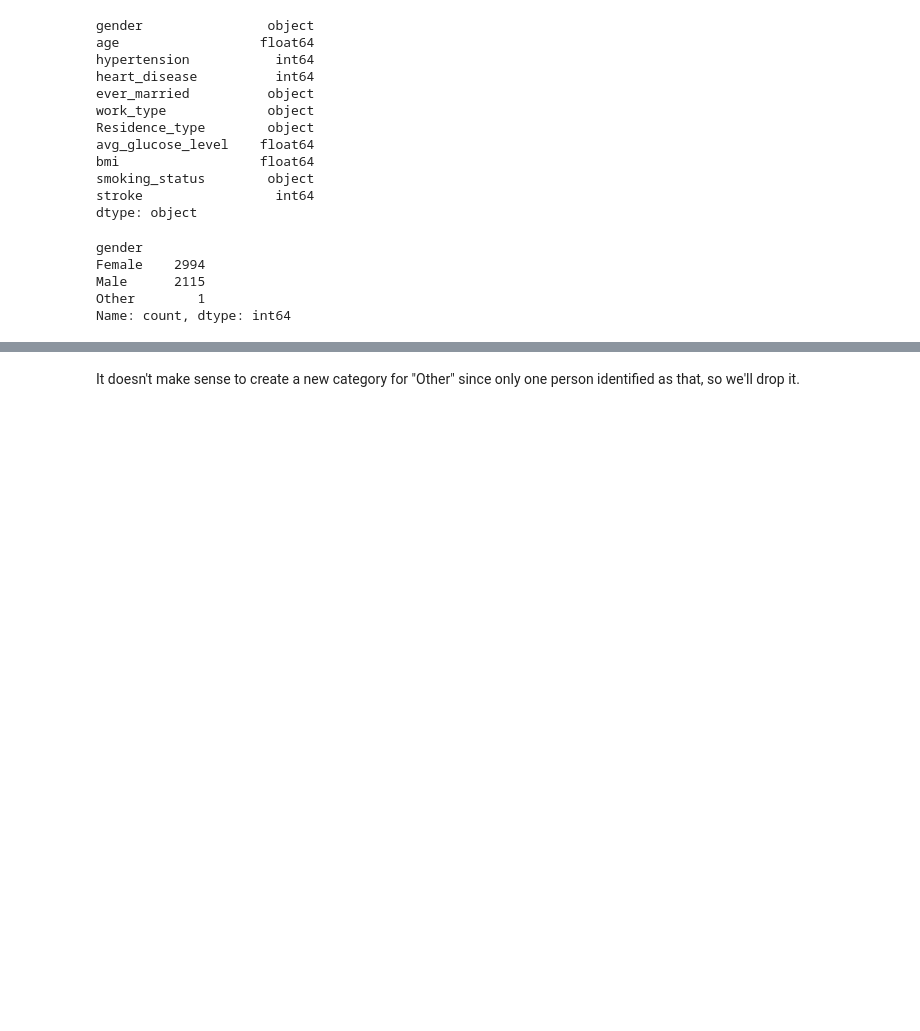
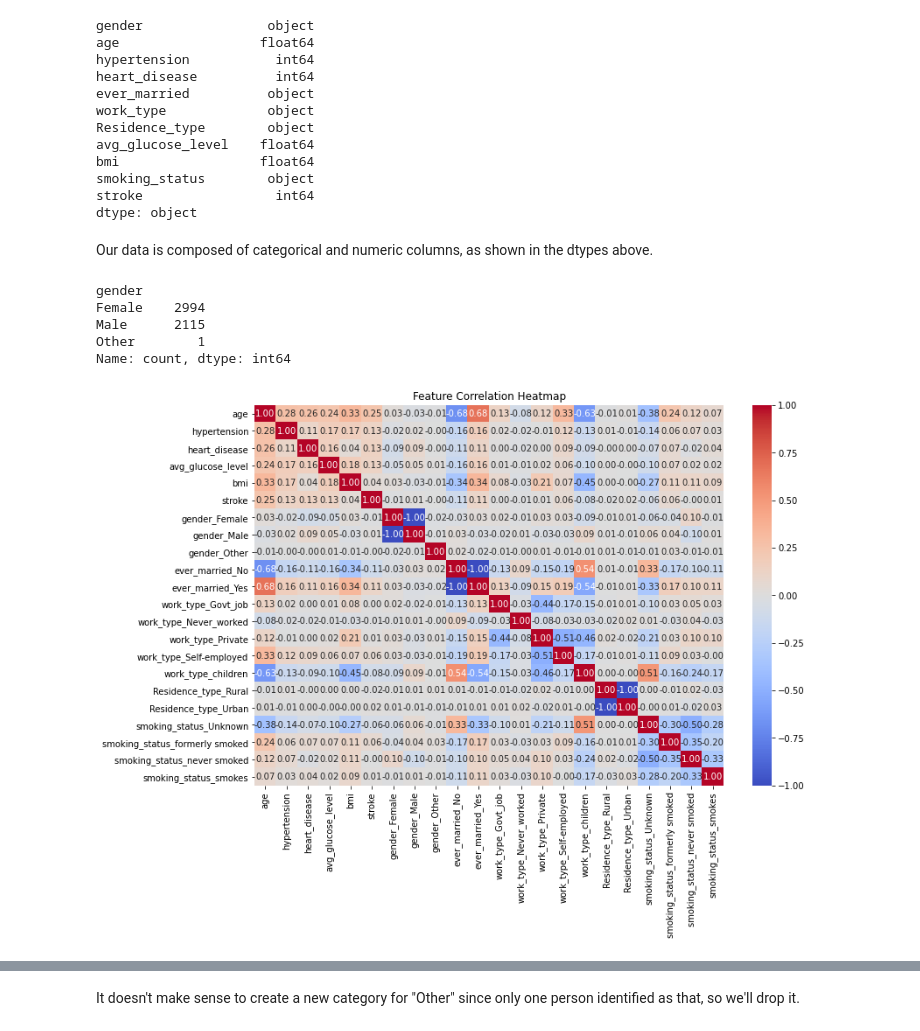
Before and after one commit to harte3/Group2_FlatironApprenticeshipCapstone, a Jupyter notebook: cleaned_notebook.ipynb, the cells around one changed output, grey strips where cells are left out. Drawn from its saved outputs; the diff is of its cells as text; code cells hidden in the pictures; blank space fills up the shorter version.

```diff
--- a/cleaned_notebook.ipynb
+++ b/cleaned_notebook.ipynb
@@ -87,6 +90,8 @@ bmi                  float64
 smoking_status        object
 stroke                 int64
 dtype: object
+# %% [markdown]
+Our data is composed of categorical and numeric columns, as shown in the dtypes above.
 # %%
 df["gender"].value_counts()
 # %% [output]
@@ -95,3 +100,17 @@ Female    2994
 Male      2115
 Other        1
 Name: count, dtype: int64
+# %%
+# Convert categorical features to numeric using one-hot encoding
+df_numeric = pd.get_dummies(df, columns=['gender', 'ever_married', 'work_type', 'Residence_type', 'smoking_status'])
+
+# Calculate the correlation matrix
+corr_matrix = df_numeric.corr()
+
+# Plotting the heatmap
+plt.figure(figsize=(12, 8))
+sns.heatmap(corr_matrix, annot=True, fmt=".2f", cmap='coolwarm')
+plt.title("Feature Correlation Heatmap")
+plt.show()
+# %% [output]
+[figure, added]
```
Also changed, not shown: parts of 28 cells of this notebook, 1 other file.
